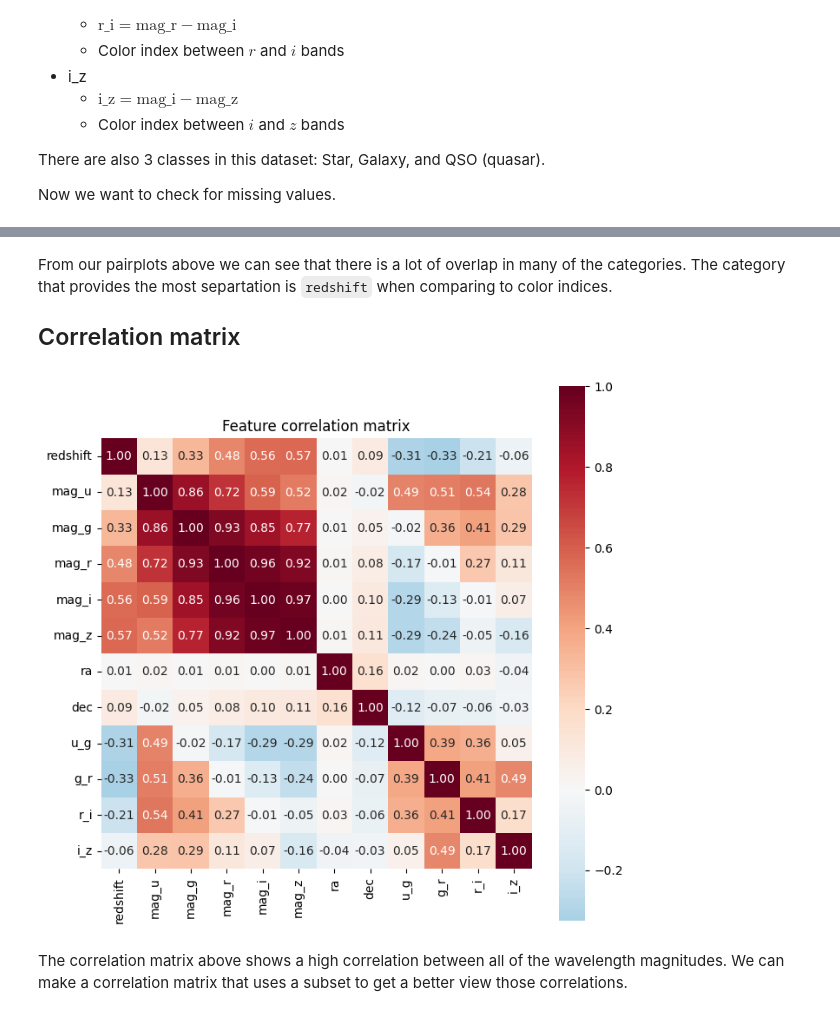
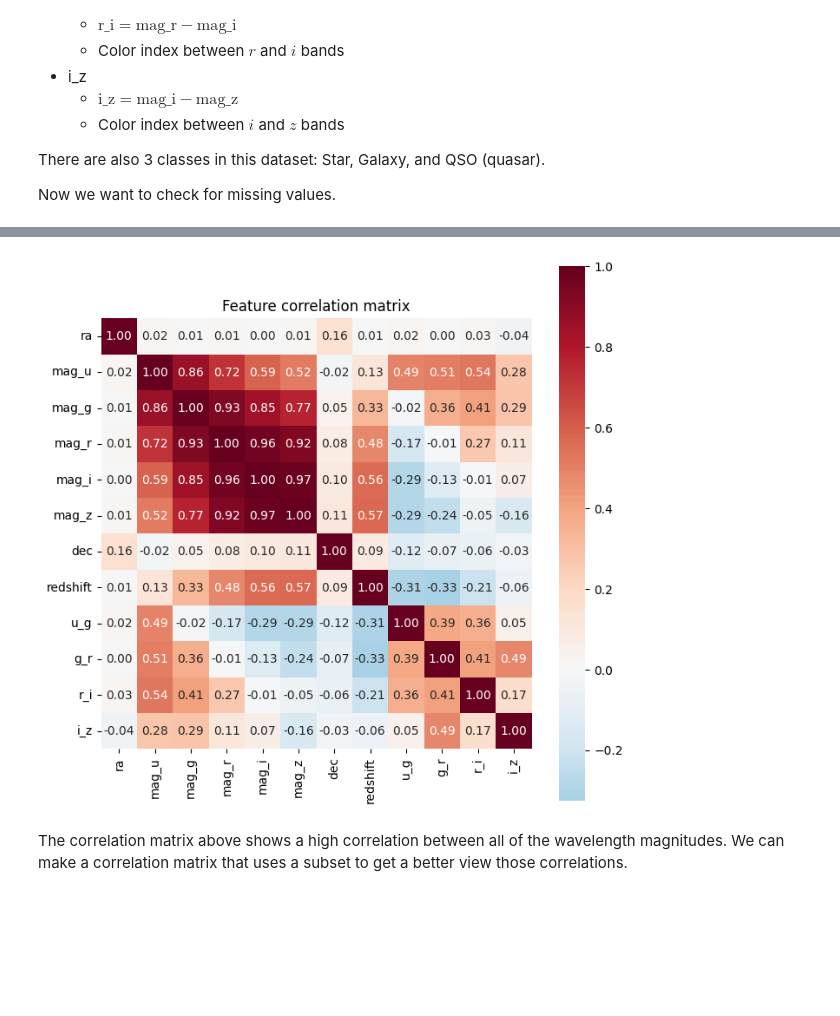
Before and after one commit to lexlexpdx/valinor, a Jupyter notebook: school/SYSC410/data_adventures/data_adventure1.ipynb, the cells around one changed output, grey strips where cells are left out. Drawn from its saved outputs; the diff is of its cells as text; code cells hidden in the pictures; blank space fills up the shorter version.

```diff
--- a/school/SYSC410/data_adventures/data_adventure1.ipynb
+++ b/school/SYSC410/data_adventures/data_adventure1.ipynb
@@ -122,0 +102,22 @@ plt.show()
+# %%
+numeric_cols = ["ra",
+                "mag_u",
+                "mag_g",
+                "mag_r",
+                "mag_i",
+                "mag_z",
+                "dec",
+                "redshift",
+                "u_g",
+                "g_r",
+                "r_i",
+                "i_z"]
+
+imputer = SimpleImputer(strategy = "median")
+df[numeric_cols] = imputer.fit_transform(df[numeric_cols])
+df = df.dropna()
+print(f"Rows after imputation and cleanup: {len(df)}")
+
+# # Pipeline Step 2: Explore
+#
+#
@@ -148,18 +137,12 @@ plt.show()
-# %% [markdown]
-From our pairplots above we can see that there is a lot of overlap in many of the categories.
-The category that provides the most separtation is `redshift` when comparing to
-color indices.
-
-## Correlation matrix
 # %%
 # All columns are already numeric columns
-corr = X_feat.corr()
+corr = df[numeric_cols].corr()
 plt.figure(figsize = (8, 8))
 sns.heatmap(corr, annot = True, fmt = "0.2f", cmap = "RdBu_r", center = 0, square = True)
 plt.title("Feature correlation matrix")
 plt.show()
 # %% [output]
-[figure, old version]
+[figure, new version]
 # %% [markdown]
 The correlation matrix above shows a high correlation between all of the wavelength
 magnitudes. We can make a correlation matrix that uses a subset to get a better
```
Also changed, not shown: parts of 11 cells of this notebook, 1 other file.
